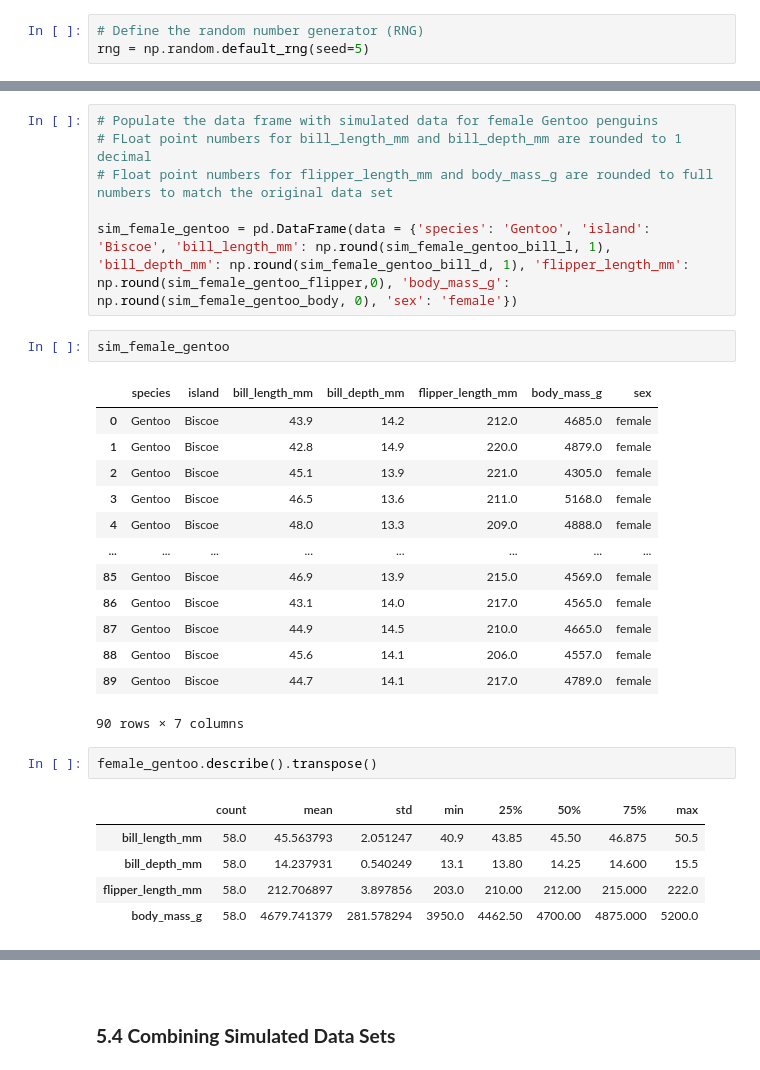
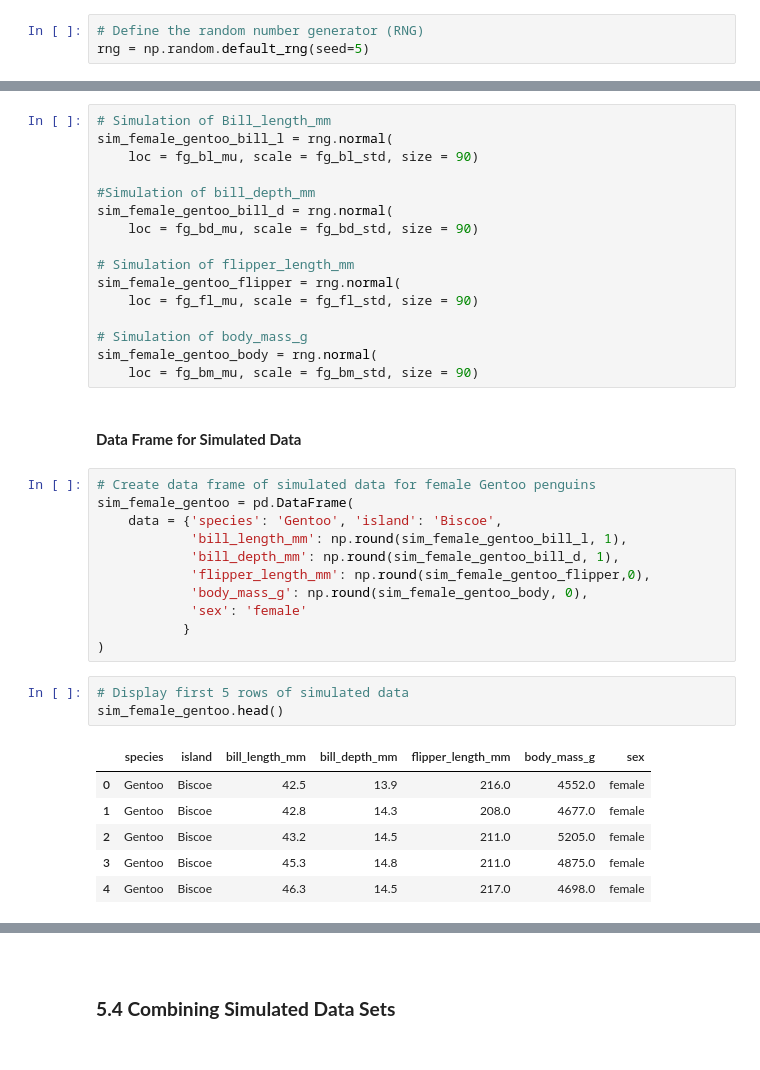
Before and after one commit to ssteffens/programming-data-analysis-project, a Jupyter notebook: project.ipynb, the cells around one changed output, grey strips where cells are left out. Cells and saved outputs as stored; diff of their text form.

```diff
--- a/project.ipynb
+++ b/project.ipynb
@@ -936,30 +1288,41 @@ https://www.datasciencelearner.com/how-to-round-floats-in-python/
+# %%
+# Simulation of Bill_length_mm
+sim_female_gentoo_bill_l = rng.normal(
+    loc = fg_bl_mu, scale = fg_bl_std, size = 90)
+
+#Simulation of bill_depth_mm
+sim_female_gentoo_bill_d = rng.normal(
+    loc = fg_bd_mu, scale = fg_bd_std, size = 90)
+
+# Simulation of flipper_length_mm
+sim_female_gentoo_flipper = rng.normal(
+    loc = fg_fl_mu, scale = fg_fl_std, size = 90)
+
+# Simulation of body_mass_g
+sim_female_gentoo_body = rng.normal(
+    loc = fg_bm_mu, scale = fg_bm_std, size = 90)
+# %% [markdown]
+<br>
+
+**Data Frame for Simulated Data**
 # %%
-# Populate the data frame with simulated data for female Gentoo penguins
-# FLoat point numbers for bill_length_mm and bill_depth_mm are rounded to 1 decimal
-# Float point numbers for flipper_length_mm and body_mass_g are rounded to full numbers to match the original data set
-
-sim_female_gentoo = pd.DataFrame(data = {'species': 'Gentoo', 'island': 'Biscoe', 'bill_length_mm': np.round(sim_female_gentoo_bill_l, 1), 'bill_depth_mm': np.round(sim_female_gentoo_bill_d, 1), 'flipper_length_mm': np.round(sim_female_gentoo_flipper,0), 'body_mass_g': np.round(sim_female_gentoo_body, 0), 'sex': 'female'})
+# Create data frame of simulated data for female Gentoo penguins
+sim_female_gentoo = pd.DataFrame(
+    data = {'species': 'Gentoo', 'island': 'Biscoe',
+            'bill_length_mm': np.round(sim_female_gentoo_bill_l, 1),
+            'bill_depth_mm': np.round(sim_female_gentoo_bill_d, 1),
+            'flipper_length_mm': np.round(sim_female_gentoo_flipper,0),
+            'body_mass_g': np.round(sim_female_gentoo_body, 0),
+            'sex': 'female'
+           }
+)
 # %%
-sim_female_gentoo
+# Display first 5 rows of simulated data
+sim_female_gentoo.head()
 # %% [output]
 |  | species | island | bill_length_mm | bill_depth_mm | flipper_length_mm | body_mass_g | sex |
-| 0 | Gentoo | Biscoe | 43.9 | 14.2 | 212.0 | 4685.0 | female |
-| 1 | Gentoo | Biscoe | 42.8 | 14.9 | 220.0 | 4879.0 | female |
-| 2 | Gentoo | Biscoe | 45.1 | 13.9 | 221.0 | 4305.0 | female |
-| 3 | Gentoo | Biscoe | 46.5 | 13.6 | 211.0 | 5168.0 | female |
-| 4 | Gentoo | Biscoe | 48.0 | 13.3 | 209.0 | 4888.0 | female |
-| ... | ... | ... | ... | ... | ... | ... | ... |
-| 85 | Gentoo | Biscoe | 46.9 | 13.9 | 215.0 | 4569.0 | female |
-| 86 | Gentoo | Biscoe | 43.1 | 14.0 | 217.0 | 4565.0 | female |
-| 87 | Gentoo | Biscoe | 44.9 | 14.5 | 210.0 | 4665.0 | female |
-| 88 | Gentoo | Biscoe | 45.6 | 14.1 | 206.0 | 4557.0 | female |
-| 89 | Gentoo | Biscoe | 44.7 | 14.1 | 217.0 | 4789.0 | female |
+| 0 | Gentoo | Biscoe | 42.5 | 13.9 | 216.0 | 4552.0 | female |
+| 1 | Gentoo | Biscoe | 42.8 | 14.3 | 208.0 | 4677.0 | female |
+| 2 | Gentoo | Biscoe | 43.2 | 14.5 | 211.0 | 5205.0 | female |
+| 3 | Gentoo | Biscoe | 45.3 | 14.8 | 211.0 | 4875.0 | female |
+| 4 | Gentoo | Biscoe | 46.3 | 14.5 | 217.0 | 4698.0 | female |
-90 rows × 7 columns
-# %%
-female_gentoo.describe().transpose()
-# %% [output]
-|  | count | mean | std | min | 25% | 50% | 75% | max |
-| bill_length_mm | 58.0 | 45.563793 | 2.051247 | 40.9 | 43.85 | 45.50 | 46.875 | 50.5 |
-| bill_depth_mm | 58.0 | 14.237931 | 0.540249 | 13.1 | 13.80 | 14.25 | 14.600 | 15.5 |
-| flipper_length_mm | 58.0 | 212.706897 | 3.897856 | 203.0 | 210.00 | 212.00 | 215.000 | 222.0 |
-| body_mass_g | 58.0 | 4679.741379 | 281.578294 | 3950.0 | 4462.50 | 4700.00 | 4875.000 | 5200.0 |
```
Also changed, not shown: parts of 161 cells of this notebook.
